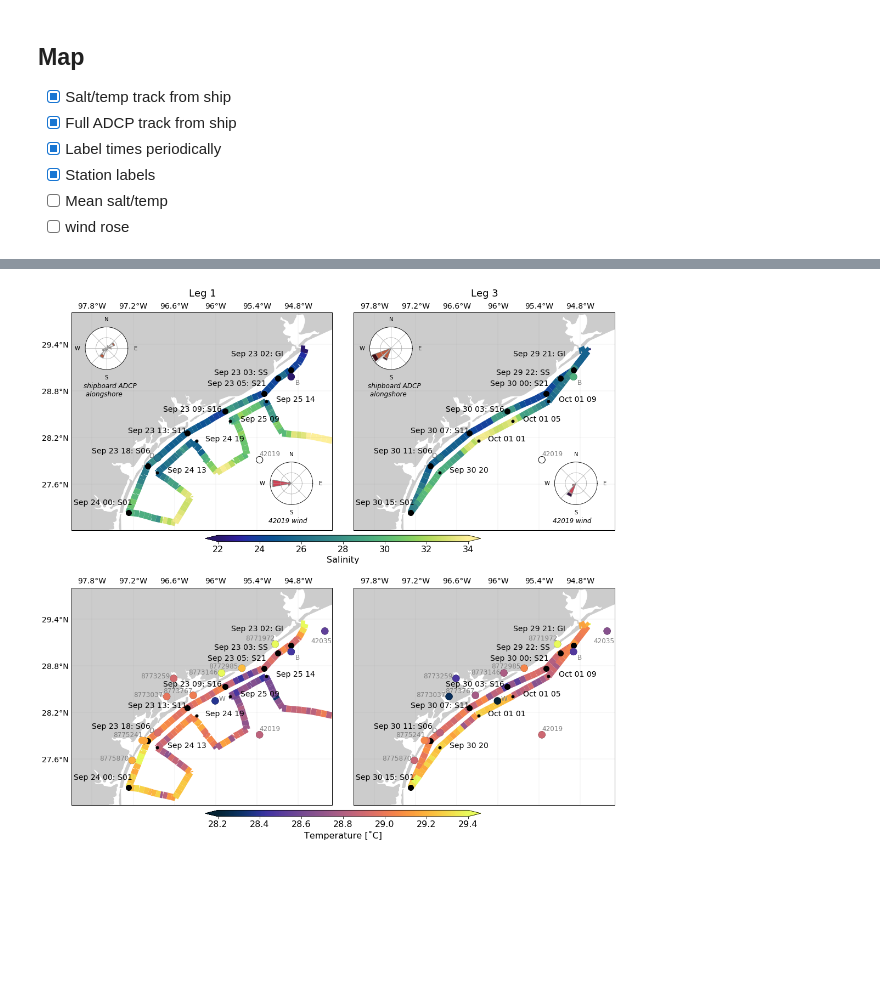
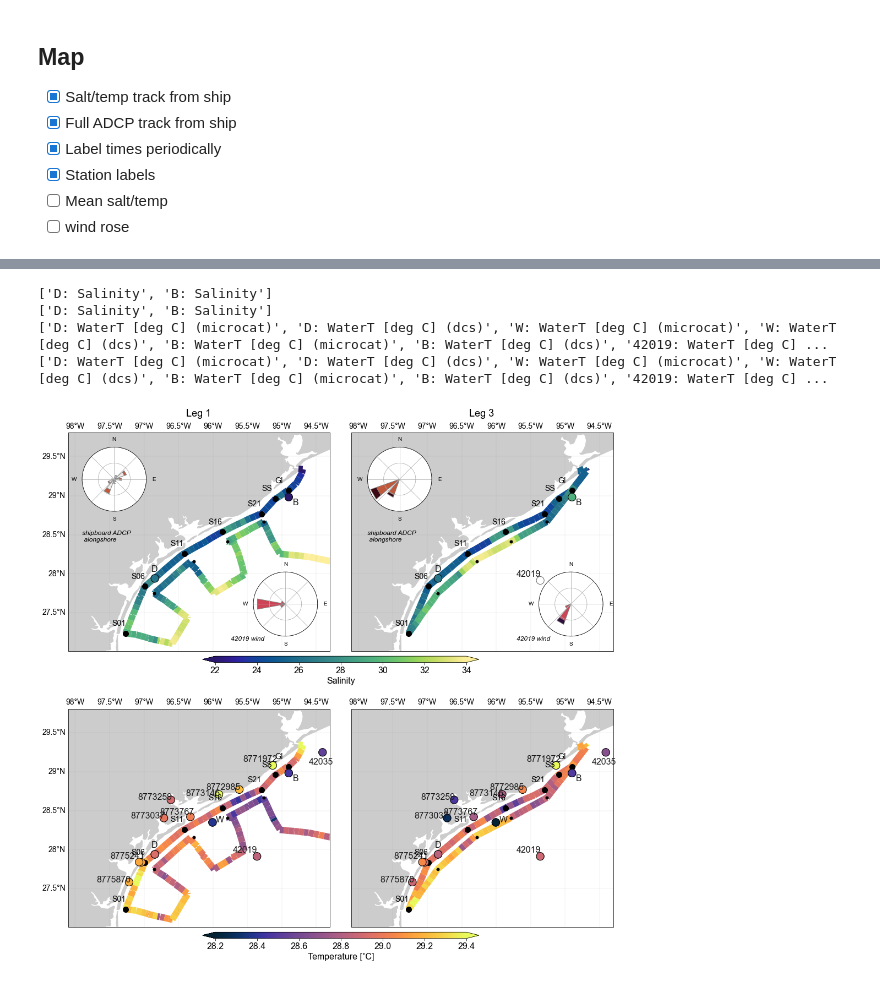
Before and after one commit to kthyng/harvey_plankton, a Jupyter notebook: newest-map.ipynb, the cells around one changed output, grey strips where cells are left out. Drawn from its saved outputs; the diff is of its cells as text; code cells hidden in the pictures; blank space fills up the shorter version.

```diff
--- a/newest-map.ipynb
+++ b/newest-map.ipynb
@@ -222,6 +243,6 @@ def setup_params(key, leg):
     return cmap, vmin, vmax, keyscs, keytitle, keybuoy, norm, startdate, enddate, windroseloc, adcproseloc
 # %%
-def plot_windrose(fig, loc, r, theta, rmax, fmax, blowto, label, cmap, rlabels=True):
+def plot_windrose(fig, loc, r, theta, rmax, fmax, blowto, label, cmap, labelloc, rlabels=True):
     ax1 = fig.add_axes(loc, projection='windrose')
     ax1.bar(theta, r, normed=False, opening=0.7,
            edgecolor='0.5', cmap=cmap, bins=np.linspace(0, rmax, 3),
@@ -237,7 +258,7 @@ def plot_windrose(fig, loc, r, theta, rmax, fmax, blowto, label, cmap, rlabels=T
 #         labels[1::2] = ''
         ax1.set_xticklabels(['E', '', 'N', '', 'W', '', 'S', ''])
     # ax1.set_yticklabels(np.arange(25, fmax, step=step, dtype=int))
-    ax1.text(-0.04, -0.3, label, transform=ax1.transAxes, fontstyle='italic', verticalalignment='top', fontsize=fswindrose)
+    ax1.text(*labelloc, label, transform=ax1.transAxes, fontstyle='italic', verticalalignment='top', fontsize=fswindrose)
 # %%
 def plot_scs(ax, lon, lat, data, cmap, norm):
     points = np.array([lon, lat]).T.reshape(-1 ,1 ,2)
@@ -294,11 +315,15 @@ def plot_buoys(ax, names, keybuoy, bbs, cmap, vmin, vmax):
     lonshs = np.asarray([blocs.loc[name,'lonsh'] for name in names])
     latshs = np.asarray([blocs.loc[name,'latsh'] for name in names])
     for lon, lat, lonsh, latsh, col in zip(lons, lats, lonshs, latshs, names):
-        ax.text(lon + lonsh, lat + latsh, col, transform=pc, fontsize=fsbuoy, color='0.5')
-        ax.scatter(lon, lat, transform=pc, s=buoysize, facecolor='none', edgecolor='k', zorder=zobuoys)
+        ax.text(lon + lonsh, lat + latsh, col, transform=pc, fontsize=fsbuoy, color='0.1')
+        ax.scatter(lon, lat, transform=pc, s=buoysize, facecolor='none', edgecolor='0.4', zorder=zobuoys)
 
     # buoy data
     cols = buoys.columns[[keybuoy in col for col in buoys.columns]]  # find columns
+    cols = [col for col in cols if not col == 'W: Salinity']
+    print(cols)
+#     if keybuoy == 'Salinity':
+#         cols.pop('W: Salinity')
     colbuoys = [col.split(':')[0] for col in cols]
     lons = [blocs.loc[name,'lon'] for name in colbuoys]
     lats = [blocs.loc[name,'lat'] for name in colbuoys]
@@ -306,7 +331,7 @@ def plot_buoys(ax, names, keybuoy, bbs, cmap, vmin, vmax):
     values = bbs.loc[:,cols].mean(axis=0)
 
     mappable = ax.scatter(lons, lats, c=values.values, s=buoysize, cmap=cmap,
-                          transform=pc, vmin=vmin, vmax=vmax, zorder=zobuoys)
+                          transform=pc, vmin=vmin, vmax=vmax, zorder=zobuoys, edgecolor='k') #marker='*')
 
     return mappable
 # %%
@@ -378,10 +403,11 @@ def plot_station_locs_times(ax, startdate, enddate):
         plotstation = ll['plotstation'][station]
         # label times and station names on map
         time = ((ft[startdate:enddate].lat - lat)**2 + (ft[startdate:enddate].lon - lon)**2).idxmin()
-        timelabel = time.round('H').strftime('%b %d %H')
+        timelabel = ''#time.round('H').strftime('%b %d %H')
         if plotstation:
             ax.plot(lon, lat, 'o', transform=pc, color='k', markersize=10)
-            timelabel += ': ' + station
+            timelabel += station
+#             timelabel += ': ' + station
         else:
             ax.plot(lon, lat, '.', transform=pc, color='k', markersize=10)
         lonsh, latsh = ll.loc[station,['lonsh', 'latsh']]
@@ -426,7 +452,7 @@ def plot_all(key, leg, ax, left=True, windrose=True, buoylist=buoynames):
         theta = 90 - theta
         inan = ~np.isnan(r)
         plot_windrose(fig, adcproseloc, r[inan], theta[inan], rmax=rmaxadcp, fmax=fmaxadcp, blowto=False,
-                      label='shipboard ADCP\n alongshore', cmap=cmapadcp)
+                      label='shipboard ADCP\n alongshore', cmap=cmapadcp, labelloc=adcplabelloc)
 #         print(r[inan], theta[inan])
 
         # Wind as wind rose
@@ -435,7 +461,7 @@ def plot_all(key, leg, ax, left=True, windrose=True, buoylist=buoynames):
         theta = buoys[startdate:enddate][buoy + ': Dir from [deg T] (air)'].values
         inan = ~np.isnan(r)
         plot_windrose(fig, windroseloc, r[inan], theta[inan], rmax=rmaxwind, fmax=fmaxwind, blowto=True,
-                      label=buoy + ' wind', cmap=cmapwind, rlabels=True)
+                      label=buoy + ' wind', cmap=cmapwind, labelloc=windlabelloc, rlabels=True)
 #         print(r[inan], theta[inan])
 
     # Buoys
@@ -449,22 +475,26 @@ def plot_all(key, leg, ax, left=True, windrose=True, buoylist=buoynames):
 # %%
 fig, axes = plt.subplots(2, 2, figsize=(18, 18), subplot_kw={'projection': merc})
 fig.subplots_adjust(wspace=0.05, hspace=0.05)
 
 axes[0,0].text(0.45, 1.075, 'Leg 1', fontsize=fsleg, transform=axes[0,0].transAxes)
-_, _ = plot_all(key='Salinity', leg=1, ax=axes[0,0], windrose=False, buoylist=buoynamessalt)
+_, _ = plot_all(key='Salinity', leg=1, ax=axes[0,0], windrose=False, buoylist=buoynamessalt[:-1])
 mappable, keytitle = plot_all(key='Salinity', leg=3, ax=axes[0,1], left=False, windrose=False, buoylist=buoynamessalt)
 
 # colorbar
 add_colorbar(mappable, axes[0,:], keytitle)
 
 
 axes[0,1].text(0.45, 1.075, 'Leg 3', fontsize=fsleg, transform=axes[0,1].transAxes)
 _, _ = plot_all(key='Temperature', leg=1, ax=axes[1,0], windrose=True, buoylist=buoynames)
 mappable, keytitle = plot_all(key='Temperature', leg=3, ax=axes[1,1], left=False, windrose=True, buoylist=buoynames)
 
 # colorbar
 add_colorbar(mappable, axes[1,:], keytitle)
 
 fig.savefig('figures/summary.png', bbox_inches='tight', dpi=300)
 # %% [output]
+['D: Salinity', 'B: Salinity']
+['D: Salinity', 'B: Salinity']
+['D: WaterT [deg C] (microcat)', 'D: WaterT [deg C] (dcs)', 'W: WaterT [deg C] (microcat)', 'W: WaterT [deg C] (dcs)', 'B: WaterT [deg C] (microcat)', 'B: WaterT [deg C] (dcs)', '42019: WaterT [deg C] ...
+['D: WaterT [deg C] (microcat)', 'D: WaterT [deg C] (dcs)', 'W: WaterT [deg C] (microcat)', 'W: WaterT [deg C] (dcs)', 'B: WaterT [deg C] (microcat)', 'B: WaterT [deg C] (dcs)', '42019: WaterT [deg C] ...
-[figure, old version]
+[figure, new version]
```
Also changed, not shown: parts of 8 cells of this notebook, 1 other file.
